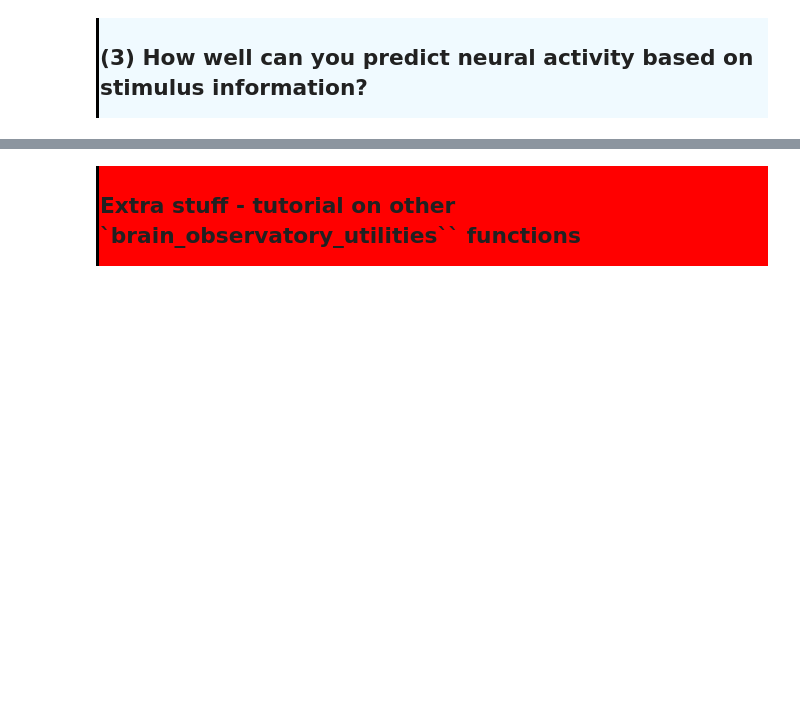
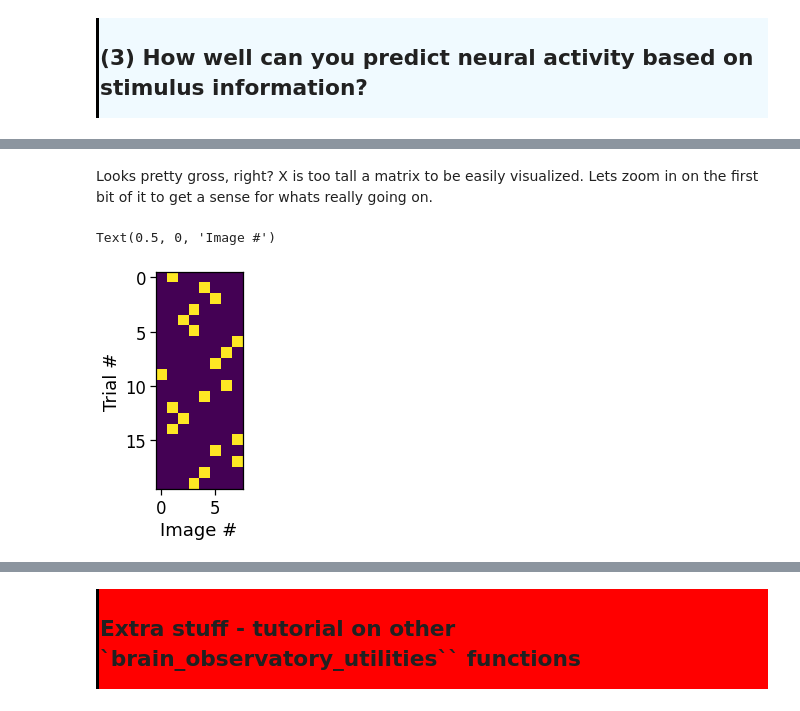
Before and after one commit to mattjdavis/SWDB_2024_Physiology, a Jupyter notebook: code/dev/SWDB2024_Day2_Workshop1_part3.ipynb, the cells around one changed output, grey strips where cells are left out. Saved outputs shown, nothing was run; the diff lists cells and outputs as text; code cells hidden in the pictures; blank space fills up the shorter version.

```diff
--- a/code/dev/SWDB2024_Day2_Workshop1_part3.ipynb
+++ b/code/dev/SWDB2024_Day2_Workshop1_part3.ipynb
@@ -1751,0 +1908,11 @@ ln.score(X_test,y_test)
+# %% [markdown]
+Looks pretty gross, right? X is too tall a matrix to be easily visualized. Lets zoom in on the first bit of it to get a sense for whats really going on.
+# %%
+# this is more intuitive if we zoom in
+fig,ax = plt.subplots()
+ax.imshow(X[:20])
+ax.set_ylabel('Trial #')
+ax.set_xlabel('Image #')
+# %% [output]
+Text(0.5, 0, 'Image #')
+[figure, added]
```
Also changed, not shown: parts of 94 cells of this notebook, 2 other files.
